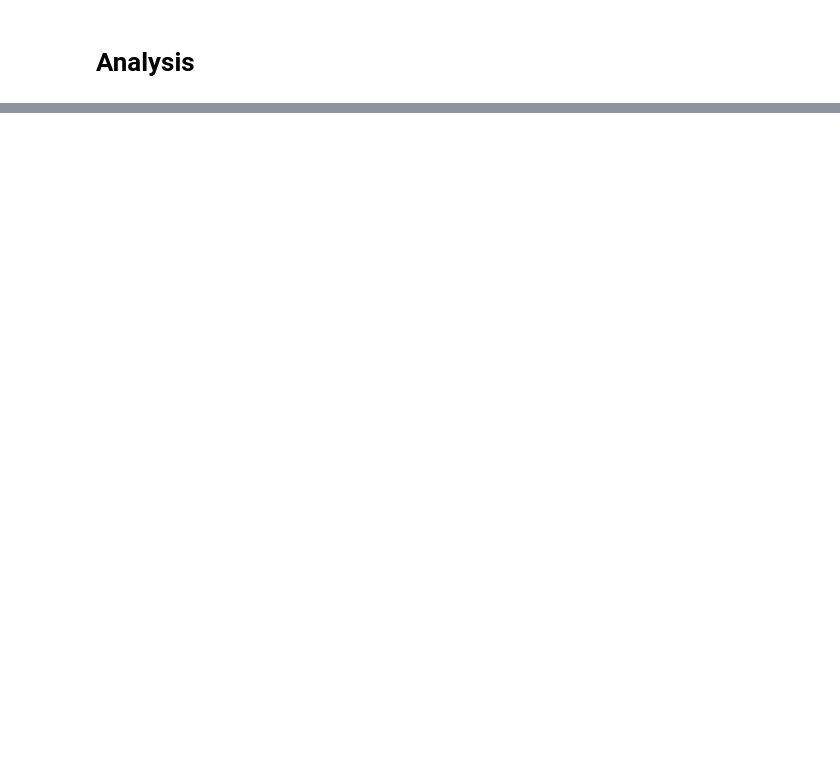
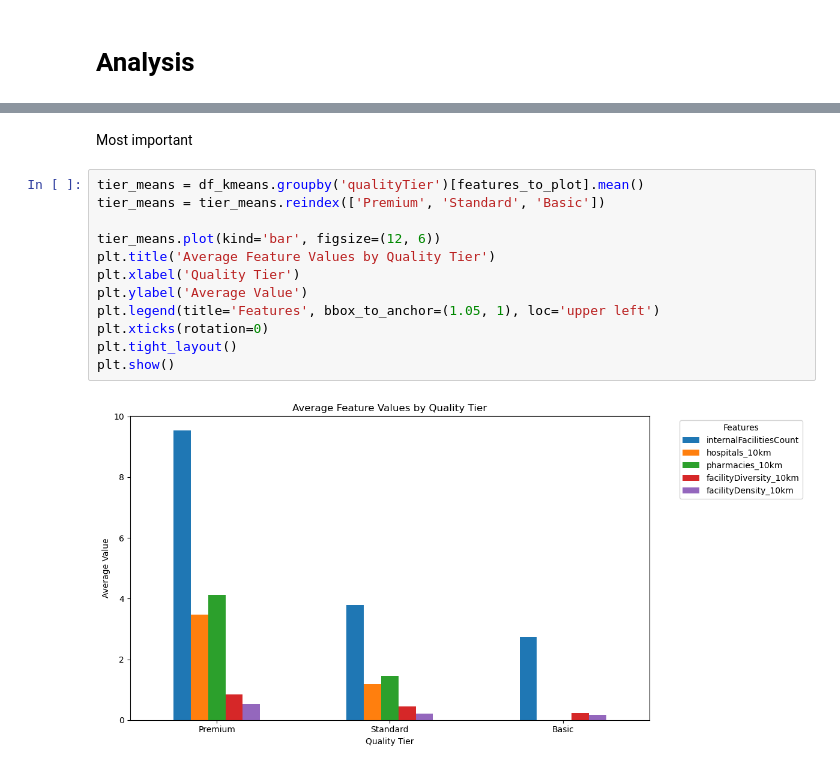
Before and after one commit to keith-17/Data-Projects, a Jupyter notebook: research_center_assignment/EDA_and_Model.ipynb, the cells around one changed output, grey strips where cells are left out. Cells and saved outputs as stored; diff of their text form; blank space fills up the shorter version.

```diff
--- a/research_center_assignment/EDA_and_Model.ipynb
+++ b/research_center_assignment/EDA_and_Model.ipynb
@@ -783,0 +1086,16 @@ plt.show()
+# %% [markdown]
+Most important
+# %%
+tier_means = df_kmeans.groupby('qualityTier')[features_to_plot].mean()
+tier_means = tier_means.reindex(['Premium', 'Standard', 'Basic'])
+
+tier_means.plot(kind='bar', figsize=(12, 6))
+plt.title('Average Feature Values by Quality Tier')
+plt.xlabel('Quality Tier')
+plt.ylabel('Average Value')
+plt.legend(title='Features', bbox_to_anchor=(1.05, 1), loc='upper left')
+plt.xticks(rotation=0)
+plt.tight_layout()
+plt.show()
+# %% [output]
+[figure, added]
```
Also changed, not shown: parts of 48 cells of this notebook.
